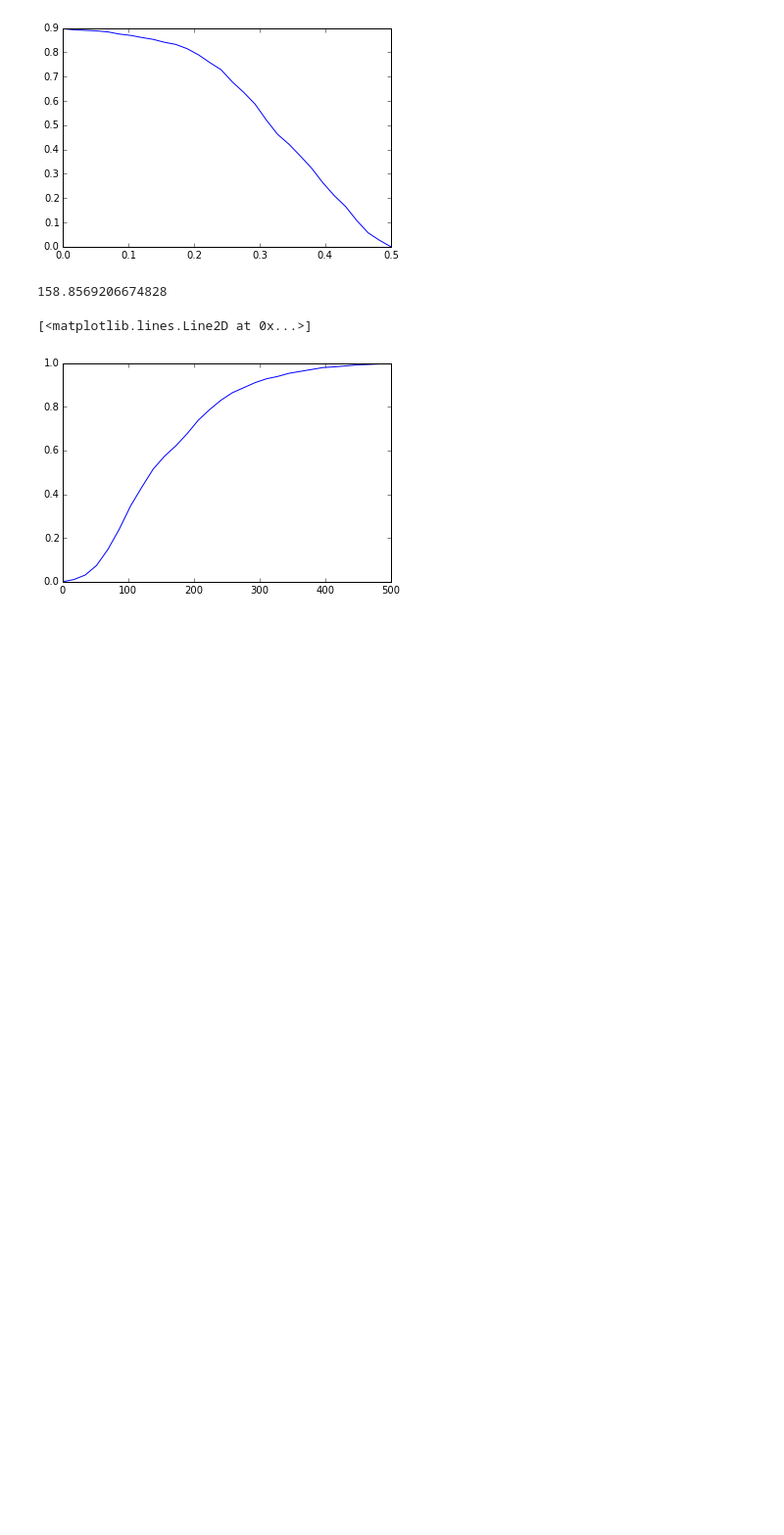
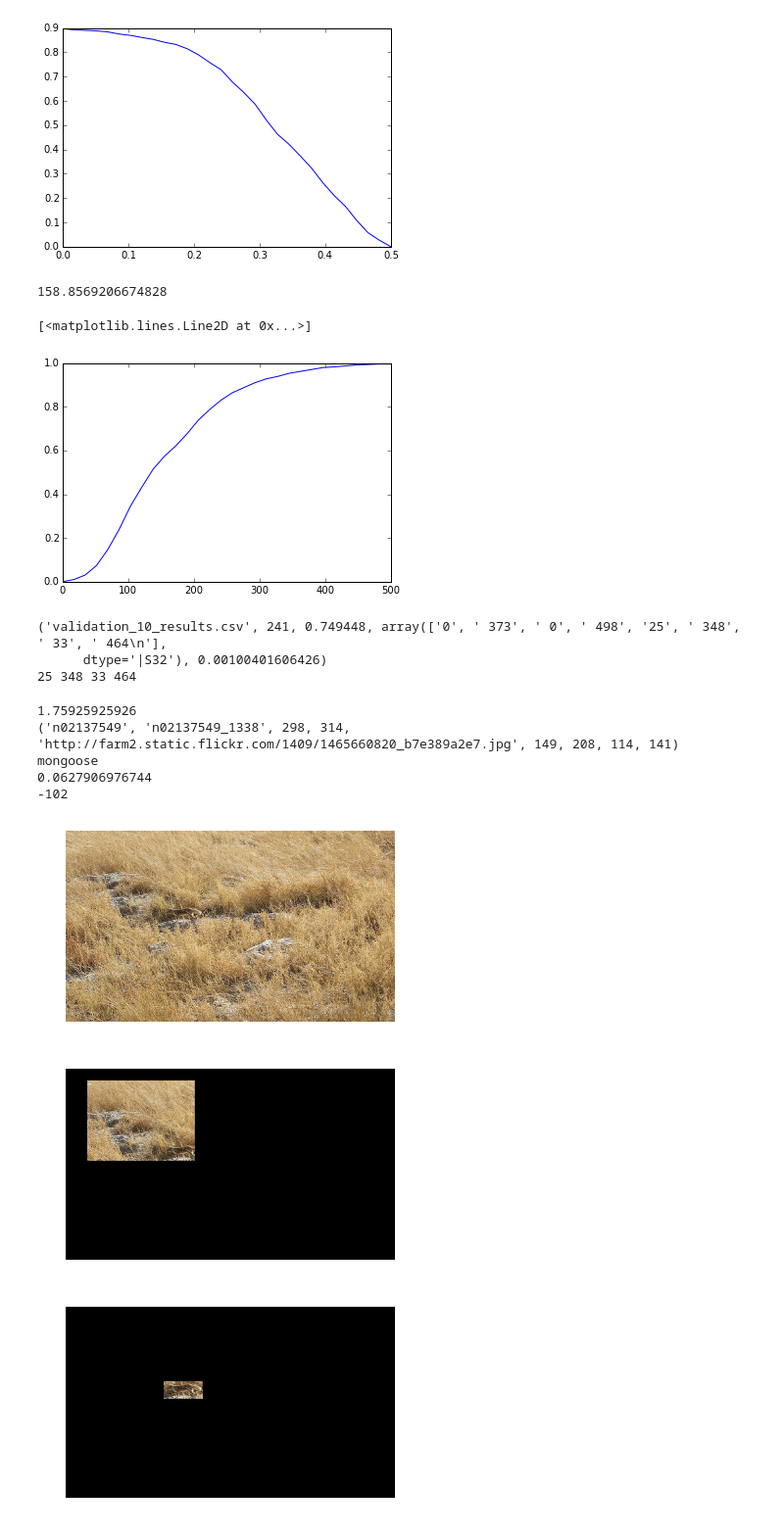
Before and after one commit to sdockal/FastObjectLocalization, a Jupyter notebook: Localization.ipynb, the cells around one changed output. Shown at 98% size. Cells and saved outputs as stored; diff of their text form; code cells hidden in the pictures; blank space fills up the shorter version.

```diff
--- a/Localization.ipynb
+++ b/Localization.ipynb
@@ -311,3 +350,68 @@ plt.plot(threshes,rns)
 # %% [output]
 [<matplotlib.lines.Line2D at 0x...>]
 [figure]
+# %%
+sorted_results_2 = pickle.load(open("Data/sorteddata2.pkl"))
+result_row = sorted_results_2[0]
+print result_row
+coords = result_row[3]
+_,_,_,_,xmin_r,xmax_r,ymin_r,ymax_r = coords
+xmin_r,xmax_r,ymin_r,ymax_r  = int(xmin_r.strip()),int(xmax_r.strip()),int(ymin_r.strip()),int(ymax_r.strip())
+print xmin_r,xmax_r,ymin_r,ymax_r
+# %% [output]
+('validation_10_results.csv', 241, 0.749448, array(['0', ' 373', ' 0', ' 498', '25', ' 348', ' 33', ' 464\n'],
+      dtype='|S32'), 0.00100401606426)
+25 348 33 464
+# %%
+#Best/Worst Image Image
+result_row = sorted_results_2[i]
+file_name = result_row[0]
+file_name = file_name.split("_")[0] + "_" + file_name.split("_")[1]
+im_no = result_row[1]
+coords = result_row[3]
+print result_row[-1]
+
+bbox_coords = None
+_,_,_,_,xmin_r,xmax_r,ymin_r,ymax_r = coords
+xmin_r,xmax_r,ymin_r,ymax_r  = int(xmin_r.strip()),int(xmax_r.strip()),int(ymin_r.strip()),int(ymax_r.strip())
+bbox_coords = (xmin_r,xmax_r,ymin_r,ymax_r)
+
+candidates = pickle.load(open("Data/"+file_name+".pkl"))
+for ret in candidates[im_no:(im_no+1)]:
+    class_wnid,imgid,class_idx,xmlidx,url,xmin,xmax,ymin,ymax = ret
+    print ret
+    im = image_from_url(url)
+    plt.figure()
+    plt.axis("off")
+    im_1 = cv2.cvtColor(im, cv2.cv.CV_BGR2RGB)
+    plt.imshow(im_1)
+    if type(im) == types.NoneType:
+        print "Skip (%d,%d): %s : URL is bad."%(class_idx,xmlidx,imgid)
+    elif np.mean(im)>=253:
+        print "Skipping Empty(White) Image"
+    elif np.mean(im)<=2:
+        print "Skipping Empty(Black) Image"
+    else:
+        if bbox_coords is None:
+            bbox_coords = bbox(im,model,class_no=class_idx,n_neurons = 5,kmax=10)
+        print(CLASSES[class_idx])
+        #Visualize the Box on the original image
+        plt.figure()
+        plt.axis("off")
+        visualize(im, bbox_coords)
+        plt.figure()
+        plt.axis("off")
+        visualize(im, (xmin,xmax,ymin,ymax))
+        print eval_precision(bbox_coords, (xmin,xmax,ymin,ymax))
+
+print i
+i-=1
+# %% [output]
+1.75925925926
+('n02137549', 'n02137549_1338', 298, 314, 'http://farm2.static.flickr.com/1409/1465660820_b7e389a2e7.jpg', 149, 208, 114, 141)
+mongoose
+0.0627906976744
+-102
+[figure, added]
+[figure, added]
+[figure, added]
```
Also changed, not shown: parts of 6 cells of this notebook, 2 other files.
